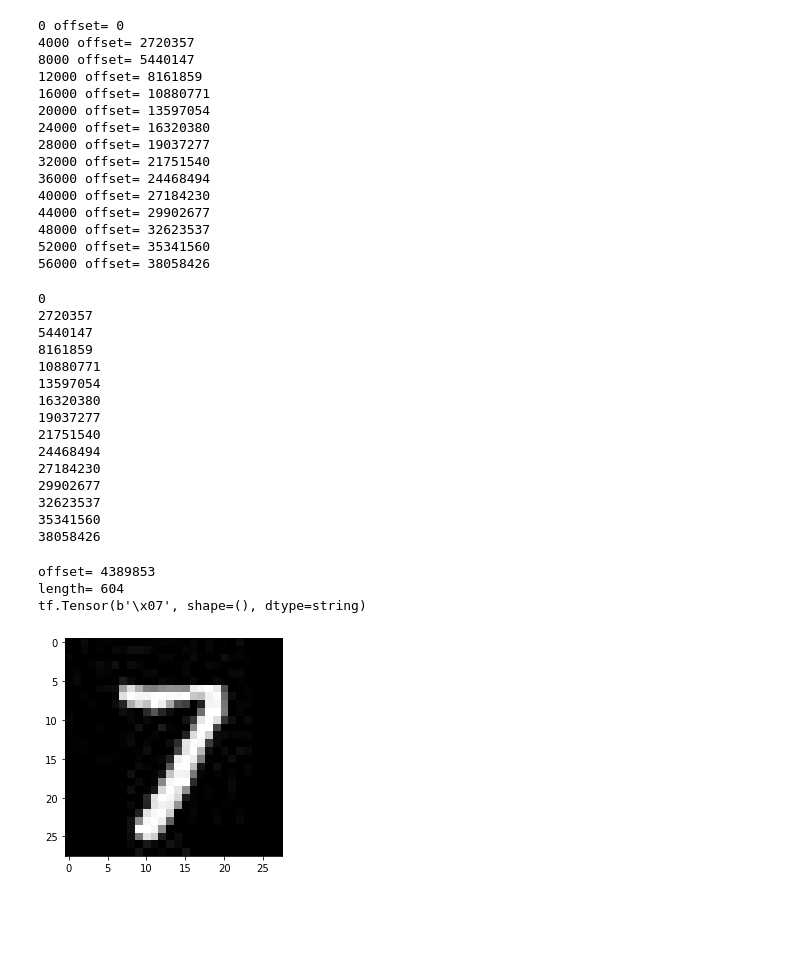
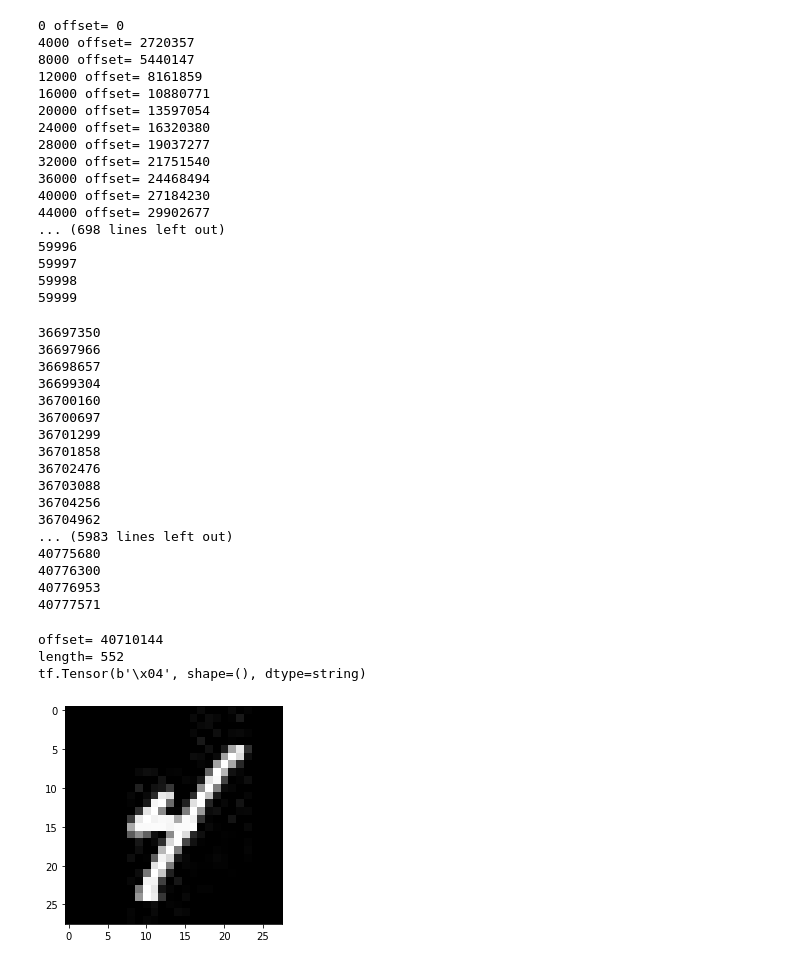
Before and after one commit to winiel559/tfrecord-lirs-implementation, a Jupyter notebook: mnist to sparse with padding next-fit.ipynb, the cells around one changed output. Cells and saved outputs as stored; diff of their text form; code cells hidden in the pictures; blank space fills up the shorter version.

```diff
--- a/mnist to sparse with padding next-fit.ipynb
+++ b/mnist to sparse with padding next-fit.ipynb
@@ -81,18 +81,11 @@ with tf.io.TFRecordWriter("mnist_sparse_padded.tfrecords") as writer:
                 else:
                     print("error")
             current_filesize=os.path.getsize("mnist_sparse_padded.tfrecords")
-            #print("after after pad",current_filesize)
             if(i%4000==0):
                 print(i,end=' ')
                 print("offset=",current_filesize)
-            """
-            if(i<10):
-                print(current_filesize,calc_new_filesize,end=' ')
-                print(cur_page,calc_new_page, end=' ')
-                print(len(serialized_example))
-            else:
-                break
-            """
+            if(i>59300):
+                print(i)
             offset_table.write(current_filesize.to_bytes(8, byteorder = 'little'))
             writer.write(serialized_example)
 # %% [output]
@@ -108,9 +101,11 @@ with tf.io.TFRecordWriter("mnist_sparse_padded.tfrecords") as writer:
 36000 offset= 24468494
 40000 offset= 27184230
 44000 offset= 29902677
-48000 offset= 32623537
-52000 offset= 35341560
-56000 offset= 38058426
+... (698 lines left out)
+59996
+59997
+59998
+59999
 # %%
 """ standard way to iterate tfr, to make sure the tfr format is right """
 
@@ -145,25 +140,27 @@ for i in range (60000):
 
     tmp=oft.read(8)
     #print(tmp)
-    if(i%4000==0):
+    if(i>54000):
         length=struct.unpack("<Q",tmp)
         print(length[0])
 # %% [output]
-0
-2720357
-5440147
-8161859
-10880771
-13597054
-16320380
-19037277
-21751540
-24468494
-27184230
-29902677
-32623537
-35341560
-38058426
+36697350
+36697966
+36698657
+36699304
+36700160
+36700697
+36701299
+36701858
+36702476
+36703088
+36704256
+36704962
+... (5983 lines left out)
+40775680
+40776300
+40776953
+40777571
 # %%
 """ the actual read() function """
 
@@ -193,16 +190,16 @@ def sparse_random_read(binfile, oft, idx):
 # %%
 """ test read() function """
 
 binfile=open('mnist_sparse_padded.tfrecords','rb')
 oftfile=open('mnist-sparse_padded-offset_table','rb')
-parsed_feature=sparse_random_read(binfile,oftfile, 6455)
+parsed_feature=sparse_random_read(binfile,oftfile, 59900)
 image=tf.io.decode_jpeg(parsed_feature['image'])
 print(parsed_feature['label'])
 np_image=np.frombuffer(image, dtype='>B').astype(np.uint8)
 plt.imshow(np.asarray(np_image).reshape((28,28)),cmap = plt.cm.gray)
 plt.show()
 # %% [output]
-offset= 4389853
-length= 604
-tf.Tensor(b'\x07', shape=(), dtype=string)
+offset= 40710144
+length= 552
+tf.Tensor(b'\x04', shape=(), dtype=string)
-[figure, old version]
+[figure, new version]
```
Also changed, not shown: 1 other file.
